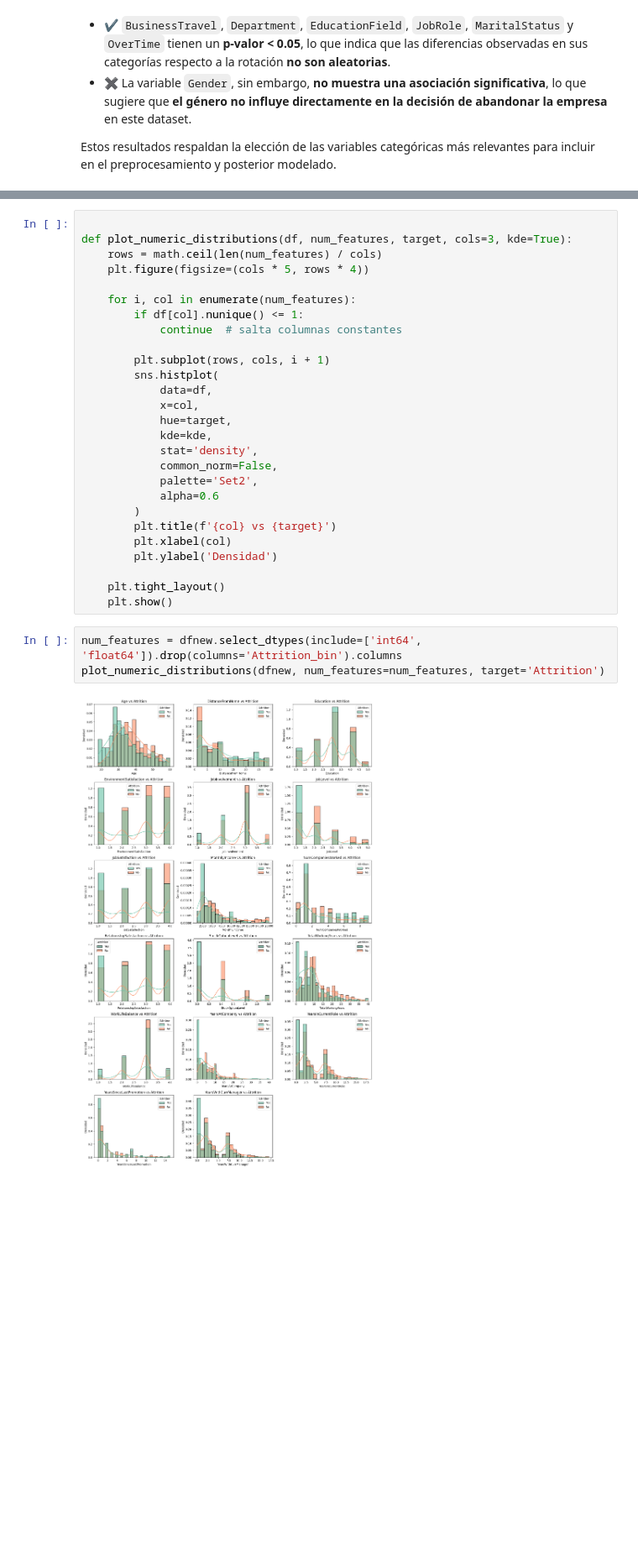
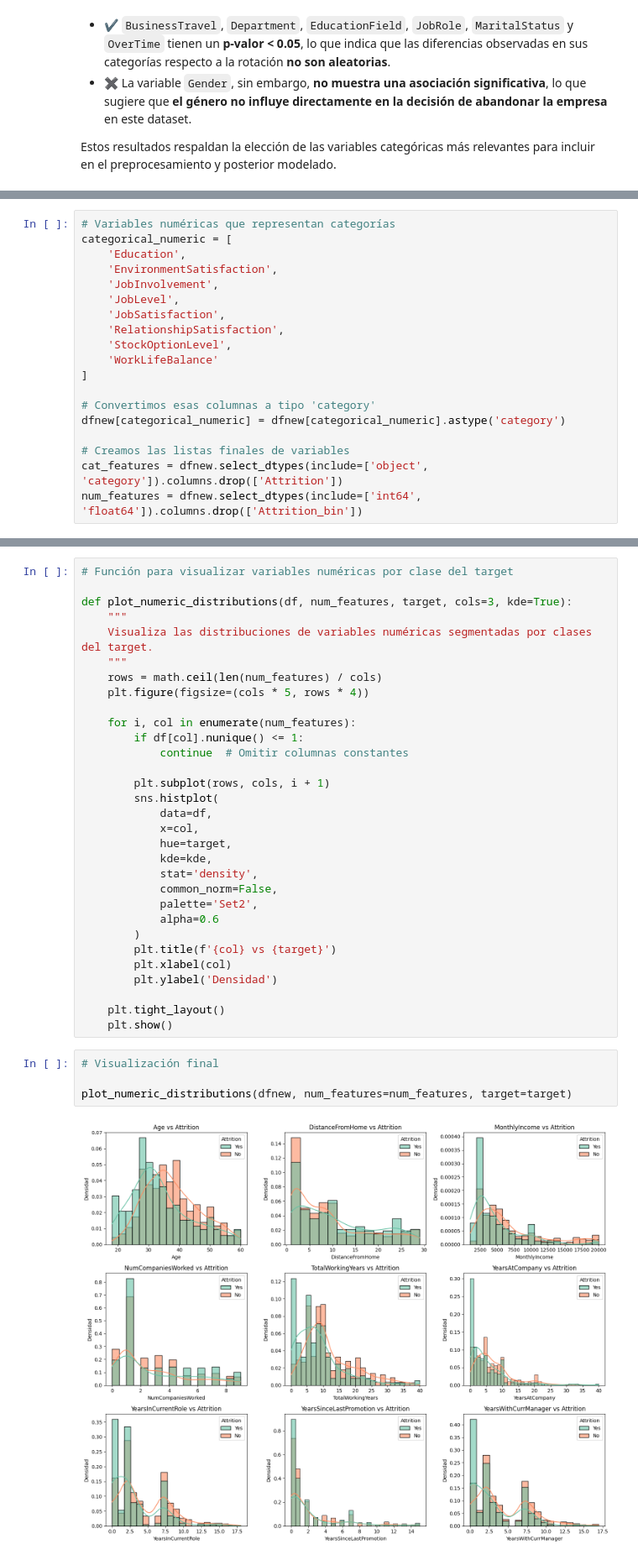
Before and after one commit to MariaJoseCamacho/repositorio_clase, a Jupyter notebook: Project_Break_II_ML/ML_MariaJoseCamachoCano/main.ipynb, the cells around one changed output, grey strips where cells are left out. Shown at 84% size. Drawn from its saved outputs; the diff is of its cells as text; blank space fills up the shorter version.

```diff
--- a/Project_Break_II_ML/ML_MariaJoseCamachoCano/main.ipynb
+++ b/Project_Break_II_ML/ML_MariaJoseCamachoCano/main.ipynb
@@ -345,3 +347,22 @@ for col in dfnew.columns:
         cat_features.append(col)
     elif pd.api.types.is_numeric_dtype(dfnew[col]):
         num_features.append(col)
+# %%
+# Variables numéricas que representan categorías
+categorical_numeric = [
+    'Education',
+    'EnvironmentSatisfaction',
+    'JobInvolvement',
+    'JobLevel',
+    'JobSatisfaction',
+    'RelationshipSatisfaction',
+    'StockOptionLevel',
+    'WorkLifeBalance'
+]
+
+# Convertimos esas columnas a tipo 'category'
+dfnew[categorical_numeric] = dfnew[categorical_numeric].astype('category')
+
+# Creamos las listas finales de variables
+cat_features = dfnew.select_dtypes(include=['object', 'category']).columns.drop(['Attrition'])
+num_features = dfnew.select_dtypes(include=['int64', 'float64']).columns.drop(['Attrition_bin'])
@@ -348,12 +372,16 @@ for col in dfnew.columns:
 # %%
+# Función para visualizar variables numéricas por clase del target
 
 def plot_numeric_distributions(df, num_features, target, cols=3, kde=True):
+    """
+    Visualiza las distribuciones de variables numéricas segmentadas por clases del target.
+    """
     rows = math.ceil(len(num_features) / cols)
     plt.figure(figsize=(cols * 5, rows * 4))
 
     for i, col in enumerate(num_features):
         if df[col].nunique() <= 1:
-            continue  # salta columnas constantes
+            continue  # Omitir columnas constantes
 
         plt.subplot(rows, cols, i + 1)
         sns.histplot(
@@ -373,8 +401,9 @@ def plot_numeric_distributions(df, num_features, target, cols=3, kde=True):
     plt.tight_layout()
     plt.show()
 # %%
-num_features = dfnew.select_dtypes(include=['int64', 'float64']).drop(columns='Attrition_bin').columns
-plot_numeric_distributions(dfnew, num_features=num_features, target='Attrition')
+# Visualización final
+
+plot_numeric_distributions(dfnew, num_features=num_features, target=target)
 # %% [output]
-[figure, old version]
+[figure, new version]
 # %% [markdown]
```
Also changed, not shown: parts of 22 cells of this notebook.
